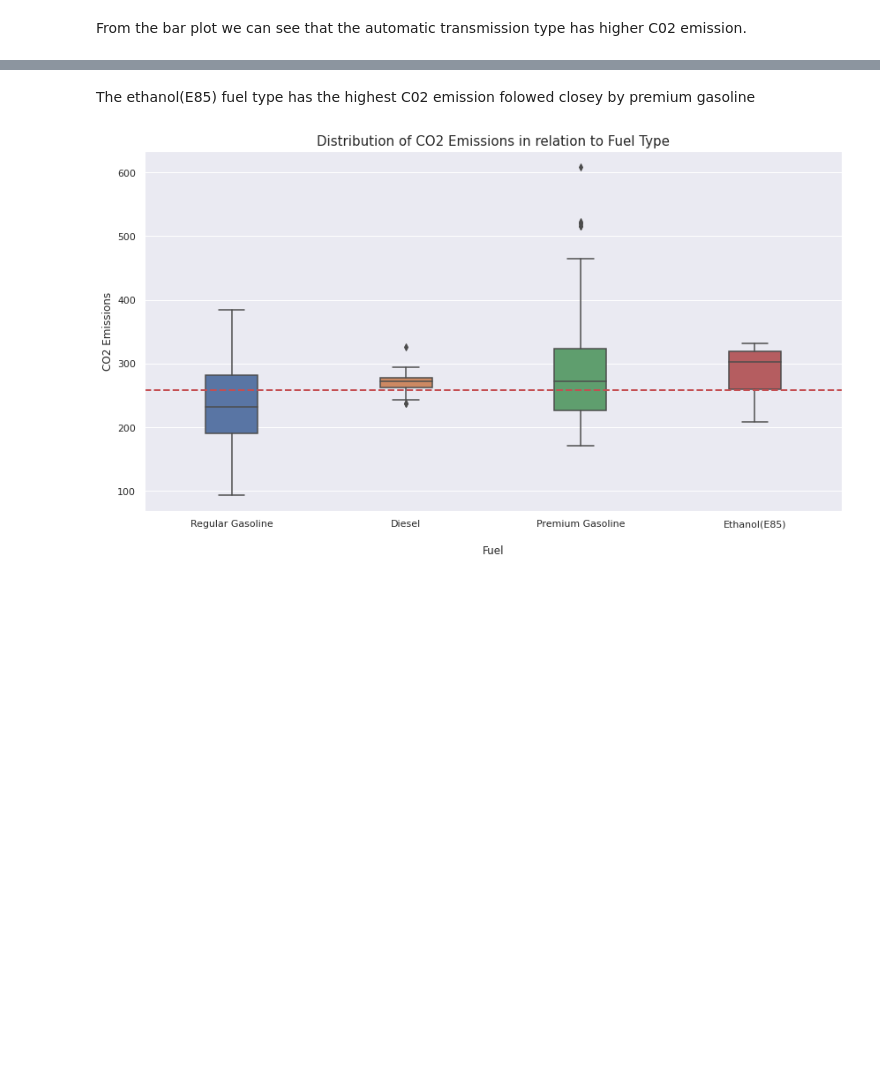
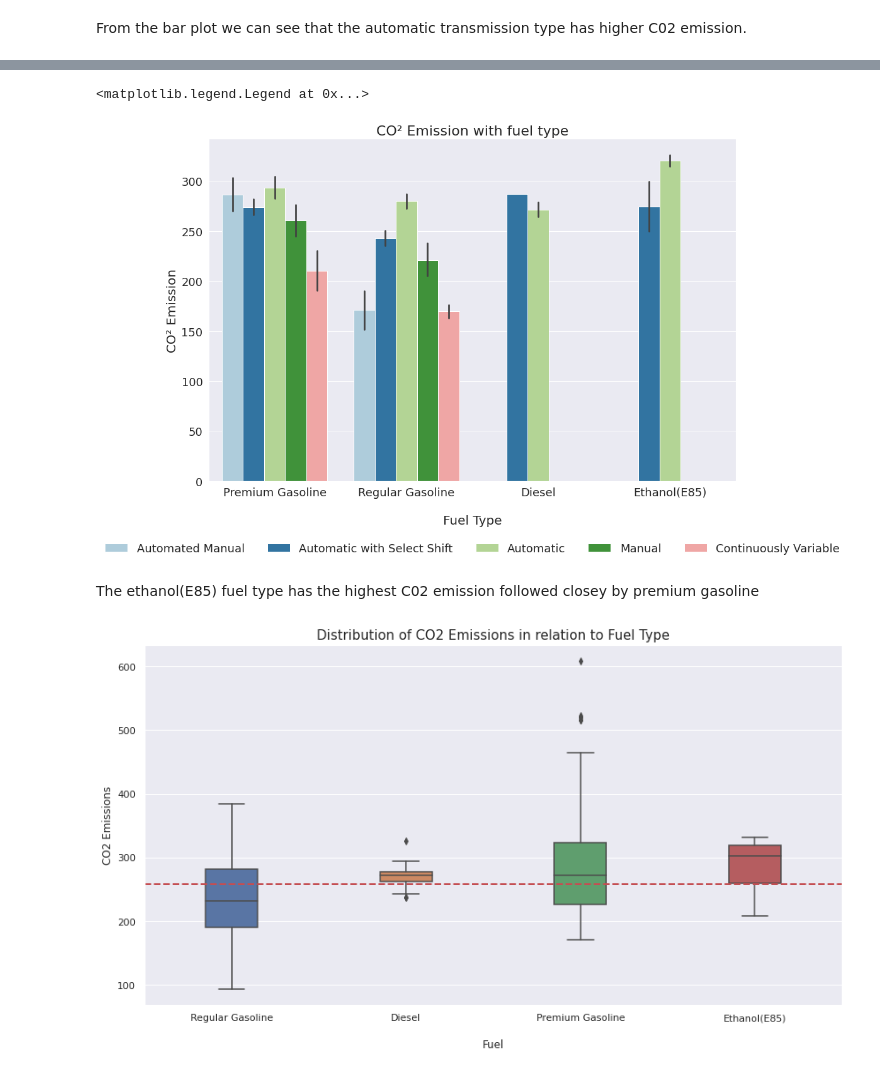
Before and after one commit to Sophiat-O/c02_emission_analysis, a Jupyter notebook: Data_Analysis_of_Car_C02.ipynb, the cells around one changed output, grey strips where cells are left out. Cells and saved outputs as stored; diff of their text form; code cells hidden in the pictures; blank space fills up the shorter version.

```diff
--- a/Data_Analysis_of_Car_C02.ipynb
+++ b/Data_Analysis_of_Car_C02.ipynb
@@ -218,5 +227,21 @@ Text(0, 0.5, 'CO2 Emissions')
+# %%
+emission_fuel = df.groupby(["fuel_type"])["co2_emissions"].mean().sort_values().reset_index()
+
+sns.set(rc = {'figure.figsize':(15,10)})
+g = sns.barplot(x = "fuel_type",y="co2_emissions", hue="transmission", data = df,palette="Paired")
+            # palette=sns.dark_palette("seagreen", reverse=True)
+plt.title('CO² Emission with fuel type', fontsize=22)
+plt.xlabel('\nFuel Type', fontsize=20)
+plt.xticks(horizontalalignment='center', fontsize = 18)
+plt.ylabel('CO² Emission', fontsize=20)
+plt.yticks(fontsize = 18)
+
+g.legend(loc="upper center", bbox_to_anchor=(0.5, -0.15), ncol=5, fontsize=18, frameon=False, fancybox=False, shadow=False)
+# %% [output]
+<matplotlib.legend.Legend at 0x...>
+[figure, added]
 # %% [markdown]
-The ethanol(E85) fuel type has the highest C02 emission folowed closey by premium gasoline
+The ethanol(E85) fuel type has the highest C02 emission followed closey by premium gasoline
 # %%
 sns.set(rc = {'figure.figsize':(12,7)})
 ft_distribution = df.groupby("fuel_type")["co2_emissions"].median().sort_values(ascending=True).index
```
Also changed, not shown: parts of 8 cells of this notebook.
